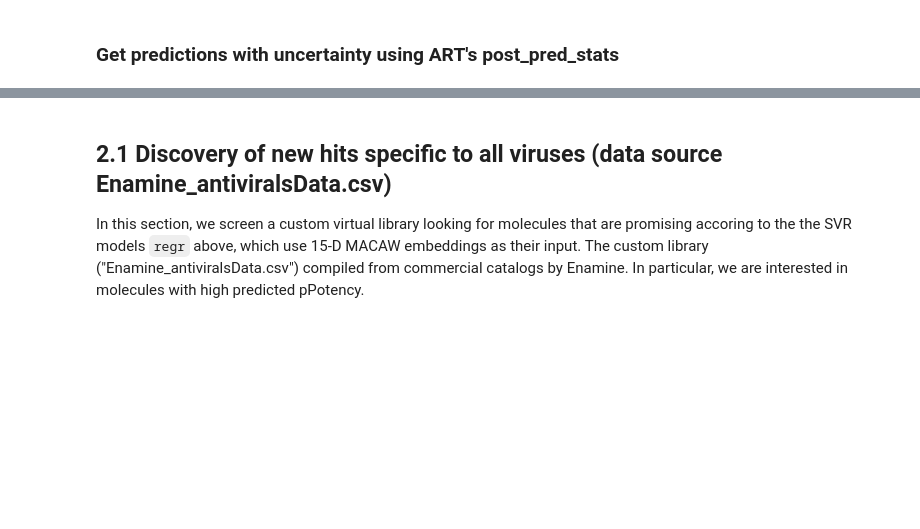
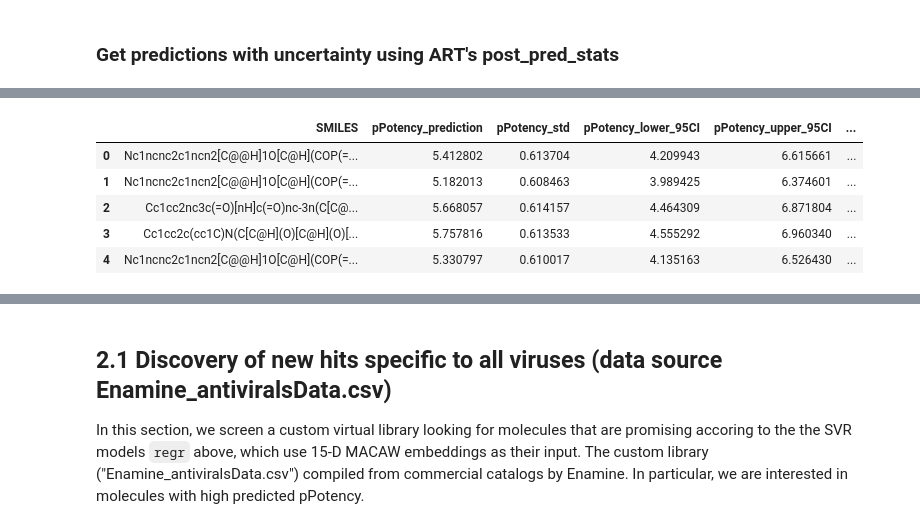
Before and after one commit to soumyadeepghosh35/DTRA_ART, a Jupyter notebook: DTRA_project_notebooks/Step5_ART_Ebola.ipynb, the cells around one changed output, grey strips where cells are left out. Saved outputs shown, nothing was run; the diff lists cells and outputs as text; code cells hidden in the pictures; blank space fills up the shorter version.

Commit message:
added doranet predicted results for ebola

```diff
--- a/DTRA_project_notebooks/Step5_ART_Ebola.ipynb
+++ b/DTRA_project_notebooks/Step5_ART_Ebola.ipynb
@@ -218,0 +197,5 @@ print(f" ART model loaded from: {ARTtrainedModelFile}")
+# %%
+ARTtrainedModelFile = os.path.join(artResultDir, 'art.cpkl')
+with open(ARTtrainedModelFile, 'rb') as f:
+    art = cloudpickle.load(f)
+print(f" ART model loaded from: {ARTtrainedModelFile}")
@@ -397,0 +359,66 @@ combinedEbolaVirus_allDORAnetGeneratedMolecules_ARTprediction
+# %%
+# Process predictions in chunks
+chunk_size = 100000
+total_rows = len(combinedEbolaVirus_allDORAnetGeneratedMolecules_wMACAW)
+print(f"Total molecules to predict: {total_rows}")
+print(f"Processing in chunks of {chunk_size}...")
+
+# Prepare the MACAW feature columns
+macaw_cols = [col for col in combinedEbolaVirus_allDORAnetGeneratedMolecules_wMACAW.columns if col.startswith('MACAW_')]
+
+# Output paths
+output_path = os.path.join(saveDir, "combinedEbolaVirus_allDORAnetGeneratedMolecules_ARTprediction.csv")
+smiles_output_path = os.path.join(saveDir, "combinedEbolaVirus_allDORAnetGeneratedMolecules_ARTprediction_SMILESonly.csv")
+
+# Remove existing files to avoid appending to old results
+if os.path.exists(output_path):
+    os.remove(output_path)
+if os.path.exists(smiles_output_path):
+    os.remove(smiles_output_path)
+
+header_written = False
+
+for start in range(0, total_rows, chunk_size):
+    end = min(start + chunk_size, total_rows)
+    print(f"  Processing chunk {start} - {end} ({end}/{total_rows})...")
+
+    # Extract chunk features
+    chunk_features = combinedEbolaVirus_allDORAnetGeneratedMolecules_wMACAW.iloc[start:end][macaw_cols].values
+    chunk_smiles = combinedEbolaVirus_allDORAnetGeneratedMolecules_wMACAW.iloc[start:end]['SMILES'].values
+
+    # Get predictions for this chunk
+    mean, std = art.post_pred_stats(chunk_features)
+
+    # Flatten in case they are 2D arrays
+    mean = np.array(mean).flatten()
+    std = np.array(std).flatten()
+
+    # Build chunk results
+    chunk_df = pd.DataFrame({
+        'SMILES': chunk_smiles,
+        'pPotency_prediction': mean,
+        'pPotency_std': std,
+        'pPotency_lower_95CI': mean - 1.96 * std,
+        'pPotency_upper_95CI': mean + 1.96 * std,
+        'IC50(M)_prediction': 10 ** (-mean),
+        'IC50(M)_lower_95CI': 10 ** (-(mean + 1.96 * std)),
+        'IC50(M)_upper_95CI': 10 ** (-(mean - 1.96 * std)),
+    })
+
+    # Append to CSV
+    chunk_df.to_csv(output_path, mode='a', header=not header_written, index=False)
+    chunk_df[['SMILES']].to_csv(smiles_output_path, mode='a', header=not header_written, index=False)
+    header_written = True
+
+    # Free memory
+    del chunk_features, chunk_smiles, mean, std, chunk_df
+    gc.collect()
+
+print(f"\nPredictions saved to: {output_path}")
+print(f"SMILES-only saved to: {smiles_output_path}")
+
+# Read back if needed for display
+combinedEbolaVirus_allDORAnetGeneratedMolecules_ARTprediction = pd.read_csv(output_path)
+print(f"Total predictions: {len(combinedEbolaVirus_allDORAnetGeneratedMolecules_ARTprediction)}")
+combinedEbolaVirus_allDORAnetGeneratedMolecules_ARTprediction.head()
+# %% [output]
@@ -397,0 +442,6 @@ combinedEbolaVirus_allDORAnetGeneratedMolecules_ARTprediction
+|  | SMILES | pPotency_prediction | pPotency_std | pPotency_lower_95CI | pPotency_upper_95CI | ... |
+| 0 | Nc1ncnc2c1ncn2[C@@H]1O[C@H](COP(=... | 5.412802 | 0.613704 | 4.209943 | 6.615661 | ... |
+| 1 | Nc1ncnc2c1ncn2[C@@H]1O[C@H](COP(=... | 5.182013 | 0.608463 | 3.989425 | 6.374601 | ... |
+| 2 | Cc1cc2nc3c(=O)[nH]c(=O)nc-3n(C[C@... | 5.668057 | 0.614157 | 4.464309 | 6.871804 | ... |
+| 3 | Cc1cc2c(cc1C)N(C[C@H](O)[C@H](O)[... | 5.757816 | 0.613533 | 4.555292 | 6.960340 | ... |
+| 4 | Nc1ncnc2c1ncn2[C@@H]1O[C@H](COP(=... | 5.330797 | 0.610017 | 4.135163 | 6.526430 | ... |
```
Also changed, not shown: parts of 9 cells of this notebook.
